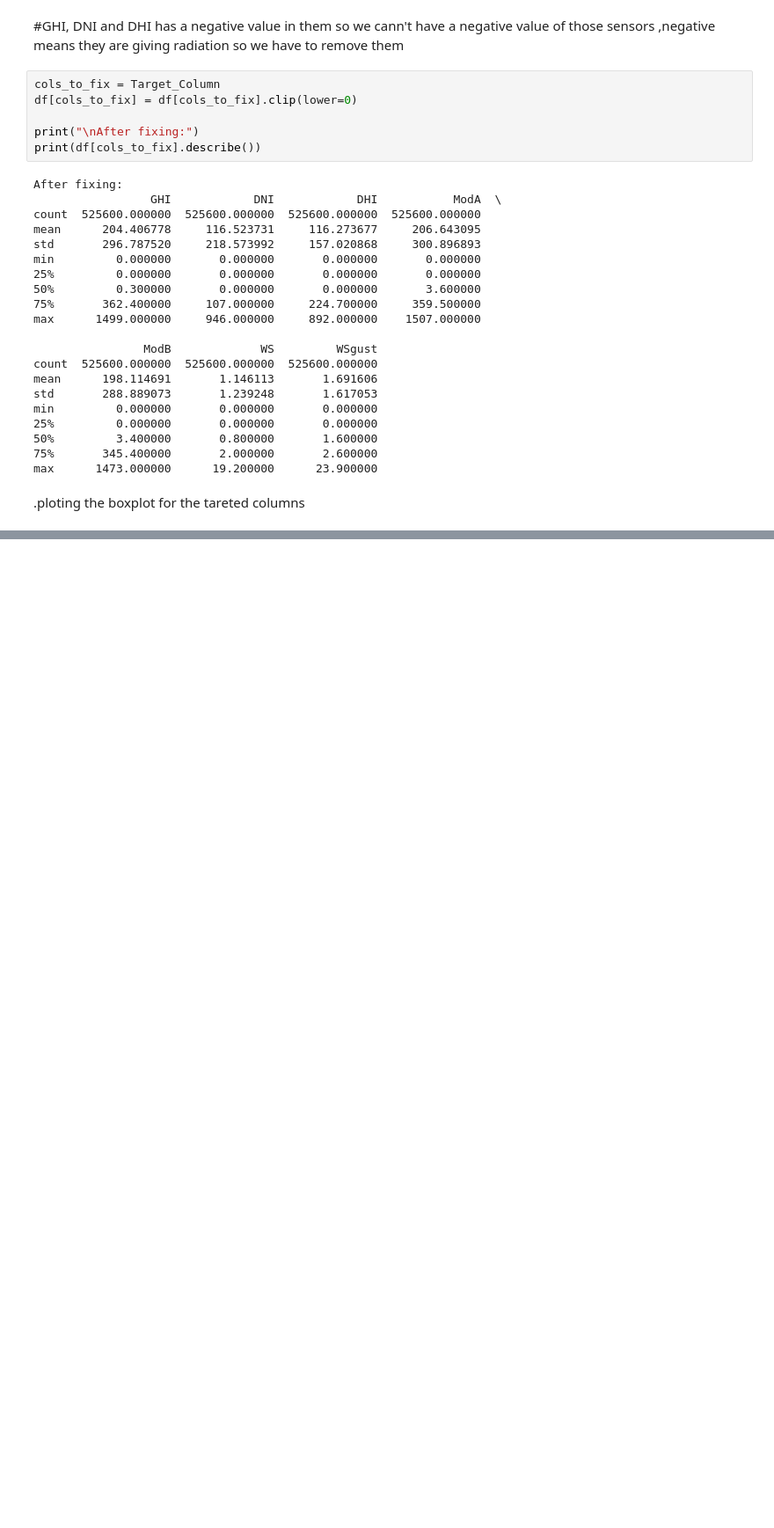
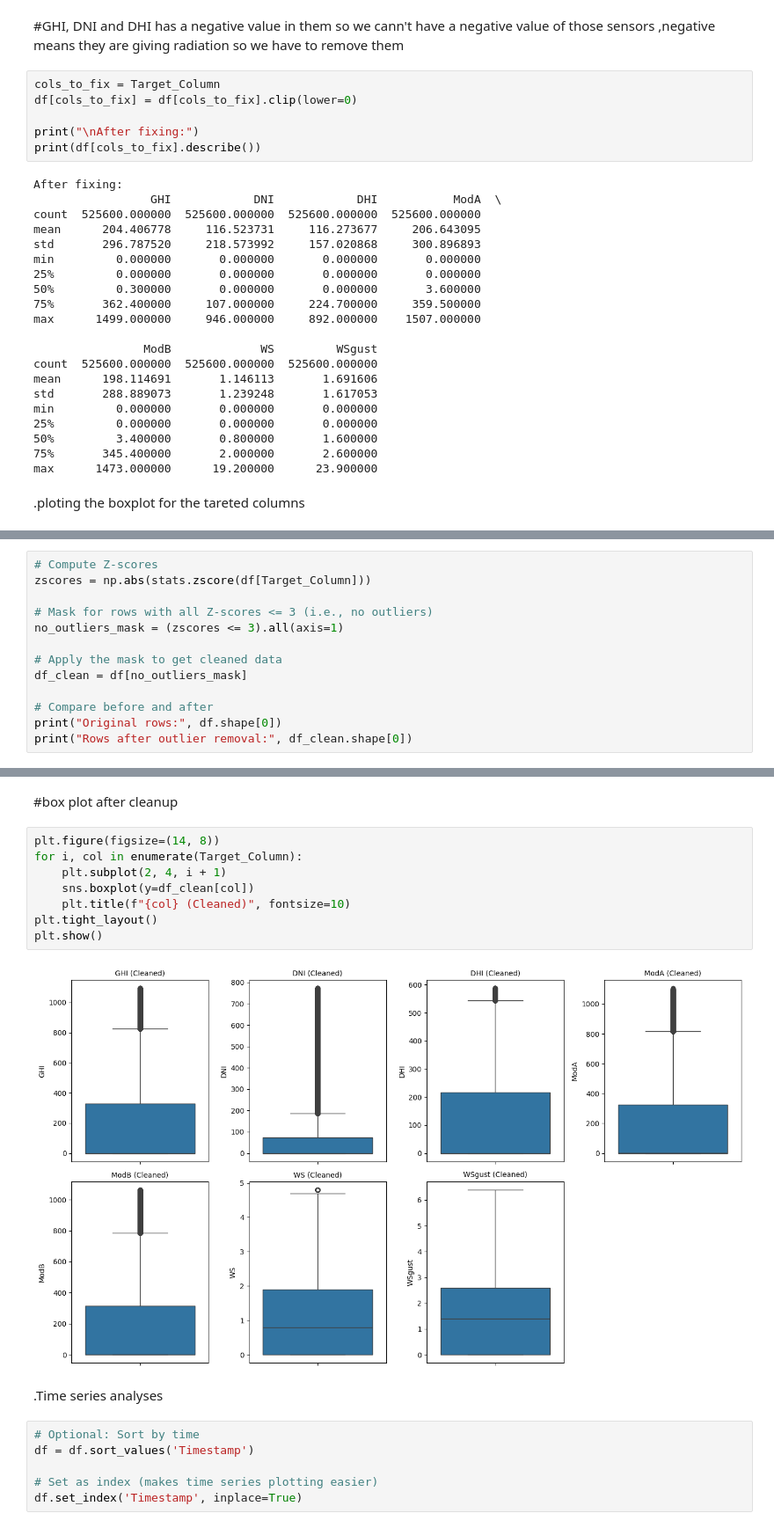
Before and after one commit to Filimon-H/Moonlight-Solar-Farm-Analysis, a Jupyter notebook: notebooks/sierraleone_EDA.ipynb, the cells around one changed output, grey strips where cells are left out. Shown at 88% size. Saved outputs shown, nothing was run; the diff lists cells and outputs as text; blank space fills up the shorter version.

Commit message:
●	Outlier Detection & Basic Cleaning

```diff
--- a/notebooks/sierraleone_EDA.ipynb
+++ b/notebooks/sierraleone_EDA.ipynb
@@ -236,0 +241,13 @@ plt.show()
+# %%
+# Compute Z-scores
+zscores = np.abs(stats.zscore(df[Target_Column]))
+
+# Mask for rows with all Z-scores <= 3 (i.e., no outliers)
+no_outliers_mask = (zscores <= 3).all(axis=1)
+
+# Apply the mask to get cleaned data
+df_clean = df[no_outliers_mask]
+
+# Compare before and after
+print("Original rows:", df.shape[0])
+print("Rows after outlier removal:", df_clean.shape[0])
@@ -236,0 +265,20 @@ plt.show()
+# %% [markdown]
+#box plot after cleanup
+# %%
+plt.figure(figsize=(14, 8))
+for i, col in enumerate(Target_Column):
+    plt.subplot(2, 4, i + 1)
+    sns.boxplot(y=df_clean[col])
+    plt.title(f"{col} (Cleaned)", fontsize=10)
+plt.tight_layout()
+plt.show()
+# %% [output]
+[figure, added]
+# %% [markdown]
+.Time series analyses
+# %%
+# Optional: Sort by time
+df = df.sort_values('Timestamp')
+
+# Set as index (makes time series plotting easier)
+df.set_index('Timestamp', inplace=True)
```
Also changed, not shown: parts of 4 cells of this notebook.
